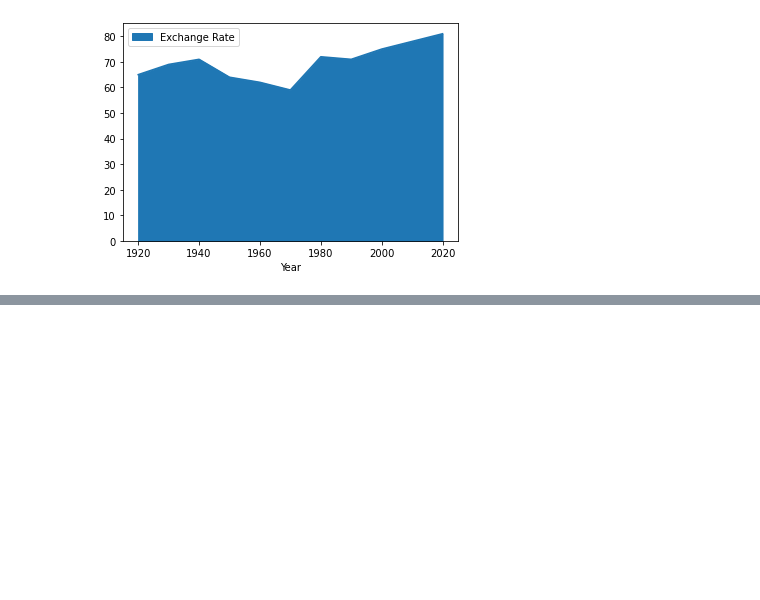
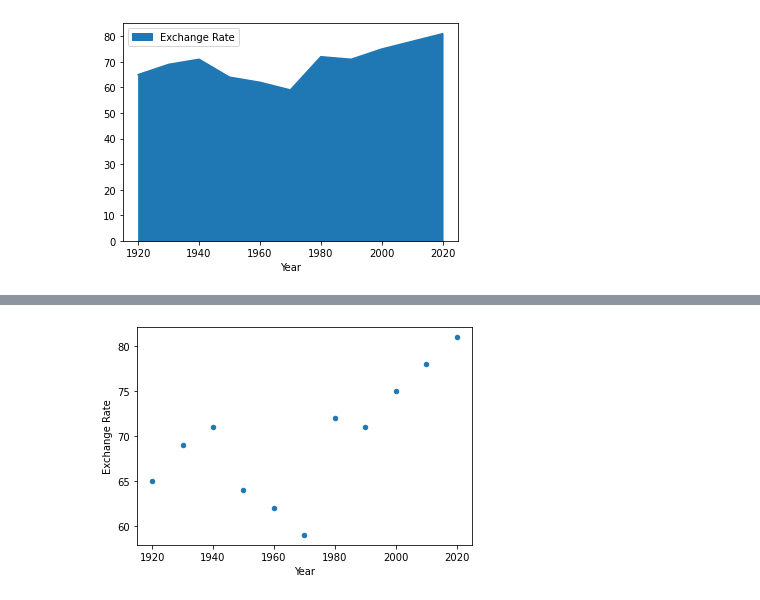
Before and after one commit to omonuj/Python-for-data-science, a Jupyter notebook: Matplotlib-TL.ipynb, the cells around one changed output, grey strips where cells are left out. Saved outputs shown, nothing was run; the diff lists cells and outputs as text; code cells hidden in the pictures; blank space fills up the shorter version.

```diff
--- a/Matplotlib-TL.ipynb
+++ b/Matplotlib-TL.ipynb
@@ -73,0 +84,5 @@ plt.show()
+# %%
+df.plot(x = 'Year', y = 'Exchange Rate', kind = 'scatter')
+plt.show()
+# %% [output]
+[figure, added]
```
Also changed, not shown: parts of 4 cells of this notebook.
